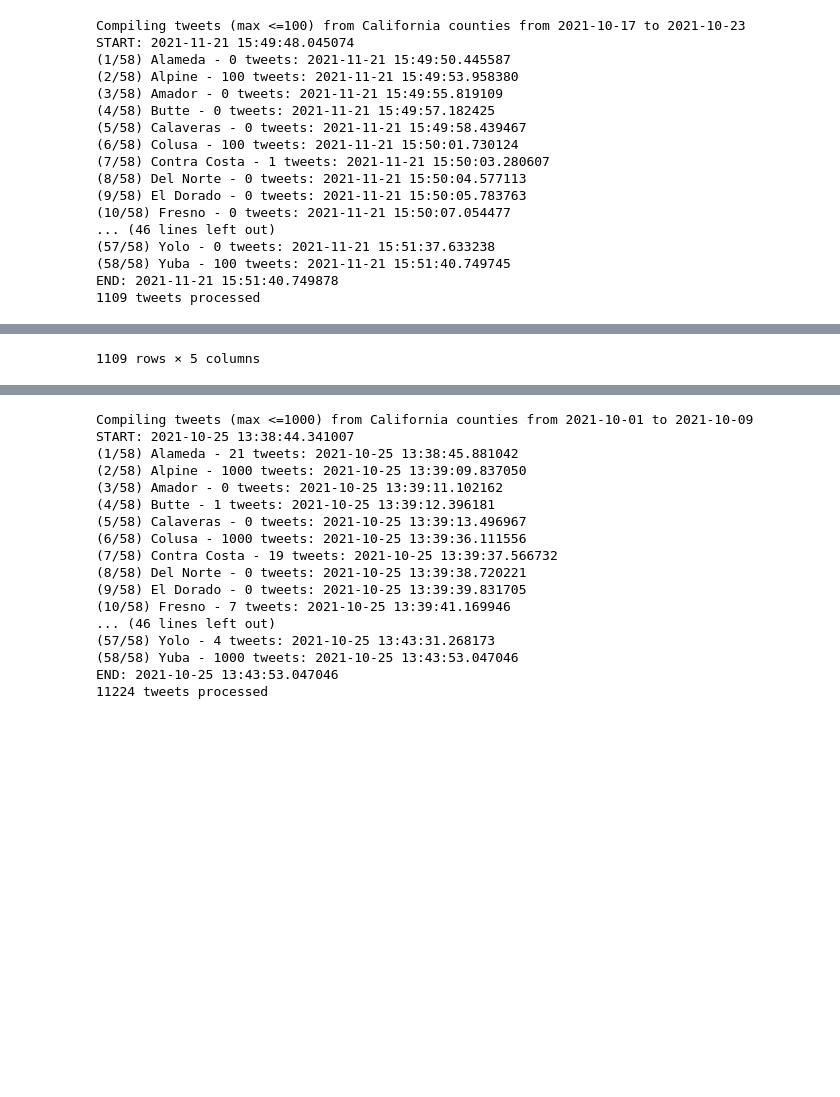
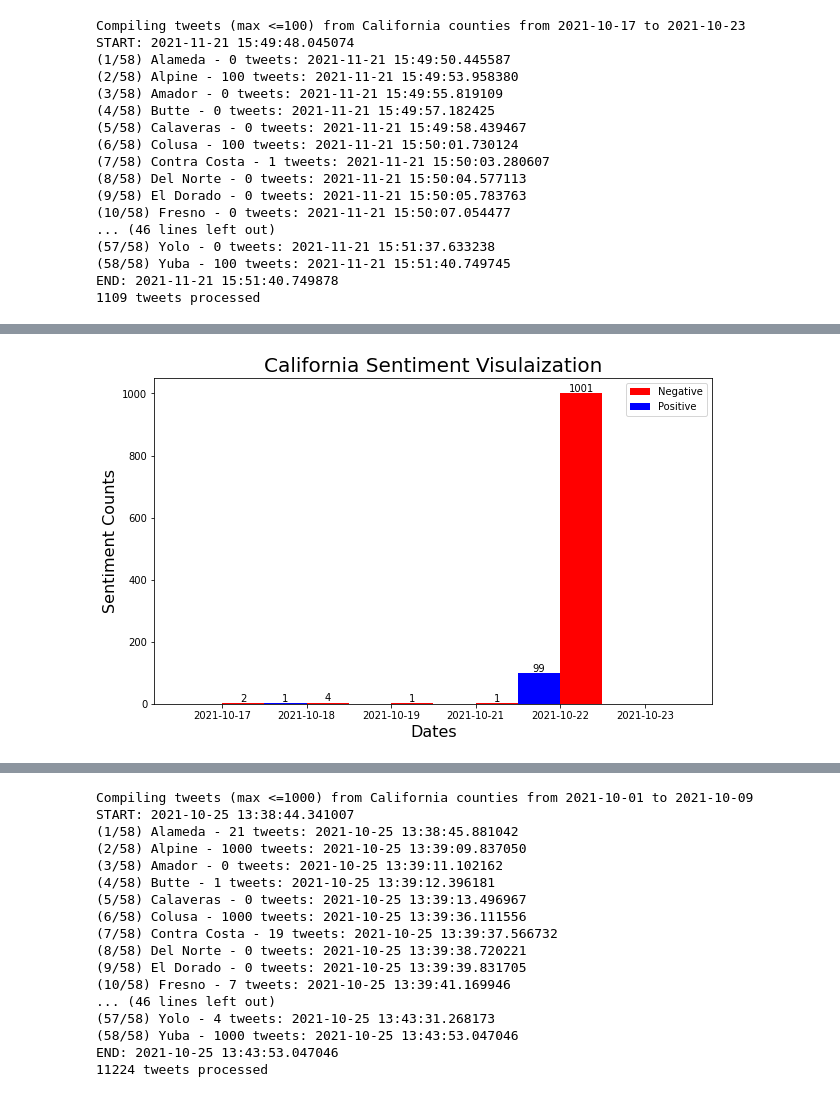
Before and after one commit to The-Processors/ics-438-final-project, a Jupyter notebook: Final Project.ipynb, the cells around one changed output, grey strips where cells are left out. Saved outputs shown, nothing was run; the diff lists cells and outputs as text; code cells hidden in the pictures; blank space fills up the shorter version.

```diff
--- a/Final Project.ipynb
+++ b/Final Project.ipynb
@@ -265,3 +281,76 @@ test_ca_df.loc[test_ca_df['sentiment']=='POSITIVE']
 # %%
-test_ca_df
+import matplotlib.pyplot as plt
+import datetime
+
+list_of_dates = []
+negative_x = []
+x_tick_labels = []
+# Visualizes data based on formatted dataframes for date and sentiment...
+def sentiment_visualization(date_foramtted_df, state):
+    # Seperate the data based on sentiment.
+    neg_sentiment_df = date_formatted_df.loc[date_formatted_df['sentiment']=='NEGATIVE']
+    pos_sentiment_df = date_formatted_df.loc[date_formatted_df['sentiment']=='POSITIVE']
+    # Collect unique date values
+    neg_set_of_dates = set(neg_sentiment_df['date'])
+    pos_set_of_dates = set(pos_sentiment_df['date'])
+    set_of_dates = neg_set_of_dates.union(pos_set_of_dates)
+    # added an additional date value at the end to assist in visualization issues during development.
+    set_of_dates.add(max(set_of_dates) + datetime.timedelta(days=1))
+    # Sort dates
+    list_of_dates = sorted(list(set_of_dates))
+    # Create X and Y values lists for Negative sentiments.
+    negative_x = []
+    negative_y = []
+    for i in range(len(list_of_dates)):
+        x_value = i+1
+        y_value = len(neg_sentiment_df.loc[date_formatted_df['date'] == list_of_dates[i]])
+        negative_x.append(x_value)
+        negative_y.append(y_value)
+    # Create X and Y values lists for Positive sentiments.
+    positive_x = []
+    positive_y = []
+    for i in range(len(list_of_dates)):
+        x_value = (i+1) - 0.5
+        y_value = len(pos_sentiment_df.loc[date_formatted_df['date'] == list_of_dates[i]])
+        positive_x.append(x_value)
+        positive_y.append(y_value)
+
+
+    # Reference: https://stackoverflow.com/questions/30228069/how-to-display-the-value-of-
+    # the-bar-on-each-bar-with-pyplot-barh
+    # User: Franck Dernoncourt
+    # Code referenced for textual values in the bar graph
+
+    # Create plot and assign figure size
+    fig, axs = plt.subplots(figsize=(10,6))
+    # Convert datetime dates to strings to assign to the 'x ticks' on the plot graph
+    x_tick_labels = []
+    for date in list_of_dates:
+        x_tick_labels.append(str(date))
+    # General bar width
+    bar_widths = 0.5
+    # Seperatly creating both bar plots and assign to the same subplot
+    negative_bar = axs.bar(negative_x, negative_y, width=bar_widths, align='edge', color='red', label='Negative')
+    positive_bar = axs.bar(positive_x, positive_y, width=bar_widths, align='edge', color='blue', label='Positive')
+    # Label bar graph values
+    barlabels(negative_bar, axs)
+    barlabels(positive_bar, axs)
+    # Label x tick values
+    plt.xticks(negative_x, x_tick_labels)
+    axs.set_title((state + ' Sentiment Visulaization'), fontsize=20)
+    axs.set_xlabel('Dates', fontsize=16)
+    axs.set_ylabel('Sentiment Counts', fontsize=16)
+    plt.legend()
+    plt.show()
+    return list_of_dates, negative_x, x_tick_labels
+# Function used to label the bar graph values
+def barlabels(bar_graph, axs):
+    for bar in bar_graph:
+        if bar.get_height() > 0:
+            bar_height = bar.get_height()
+            axs.text(bar.get_x() + bar.get_width()/2, bar_height, '%d' % int(bar_height),
+                     ha='center', va='bottom')
+
+
+list_of_dates, negative_x, x_tick_labels = sentiment_visualization(date_formatted_df, 'California')
 # %% [output]
@@ -280,3 +357,3 @@ test_ca_df
-1109 rows × 5 columns
+[figure, added]
 # %%
 # Attempt at Loading Covid-19 data
```
Also changed, not shown: parts of 10 cells of this notebook, 3 other files.
